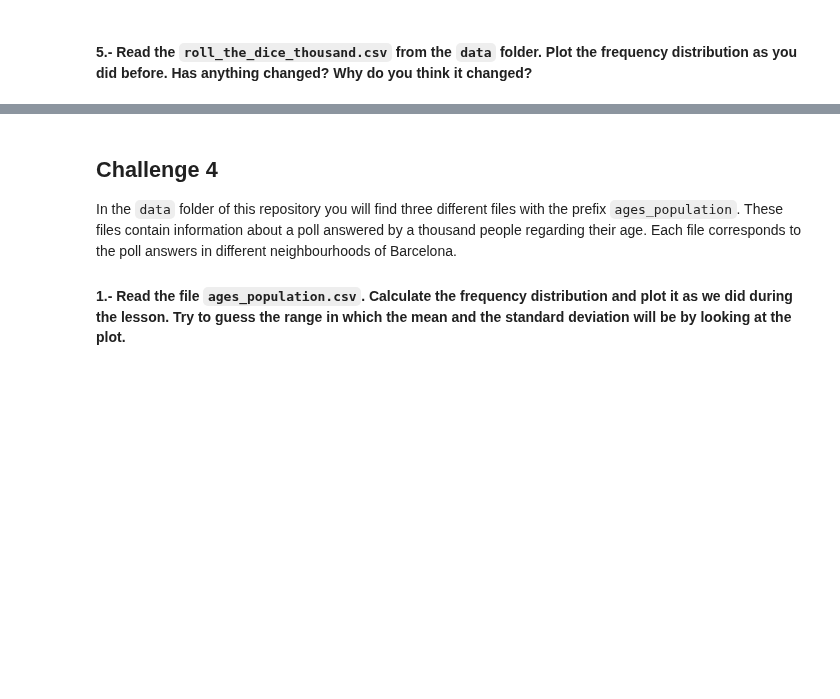
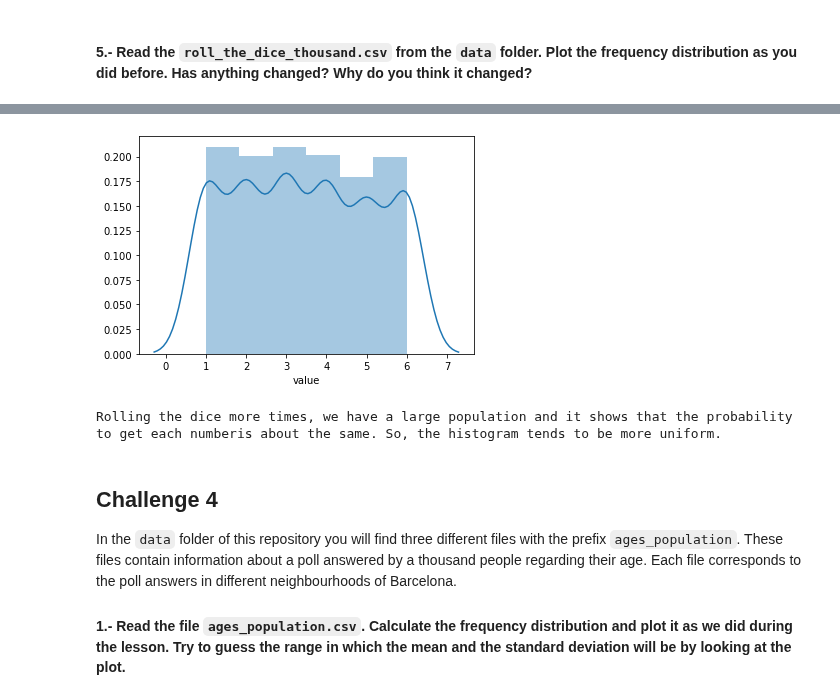
Before and after one commit to gabrielanakasato/ironhack-daft, a Jupyter notebook: labs/lab-w05/05-descriptive-stats/your-code/main.ipynb, the cells around one changed output, grey strips where cells are left out. Drawn from its saved outputs; the diff is of its cells as text; code cells hidden in the pictures; blank space fills up the shorter version.

```diff
--- a/labs/lab-w05/05-descriptive-stats/your-code/main.ipynb
+++ b/labs/lab-w05/05-descriptive-stats/your-code/main.ipynb
@@ -176,0 +333,8 @@ your comments here
+# %%
+# your code here
+
+# Import the dataset
+data_thous = pd.read_csv('../data/roll_the_dice_thousand.csv', index_col=0)
+
+# Check the dataset
+data_thous
@@ -177,3 +355,16 @@ your comments here
+# %%
+# Plot a histogram to show the frequency distribution
+sns.distplot(data_thous.value, bins=6);
+# %% [output]
+[figure, added]
+# %%
+"""
+your comments here
+"""
+print('Rolling the dice more times, we have a large population and it shows that the probability to get each number'
+      'is about the same. So, the histogram tends to be more uniform.', sep=' ')
+# %% [output]
+Rolling the dice more times, we have a large population and it shows that the probability to get each numberis about the same. So, the histogram tends to be more uniform.
 # %% [markdown]
 ## Challenge 4
 In the `data` folder of this repository you will find three different files with the prefix `ages_population`. These files contain information about a poll answered by a thousand people regarding their age. Each file corresponds to the poll answers in different neighbourhoods of Barcelona.
```
Also changed, not shown: parts of 35 cells of this notebook.
